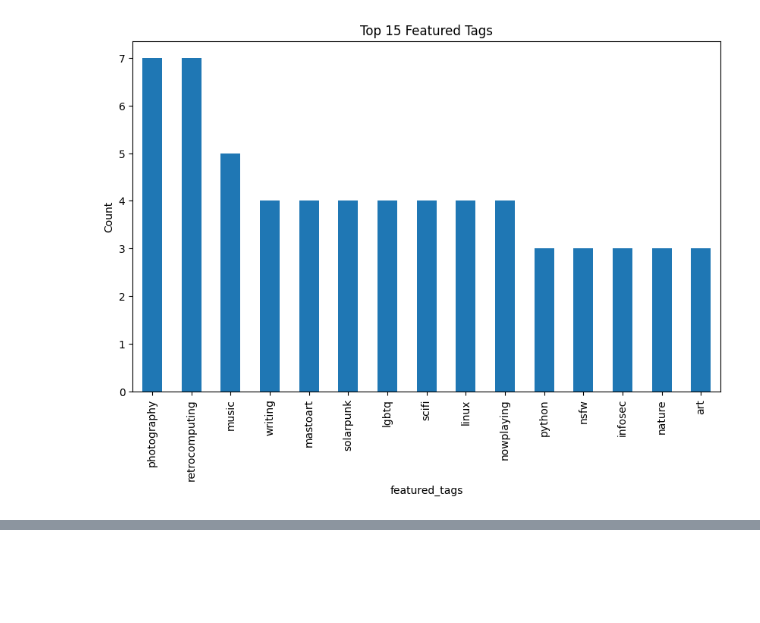
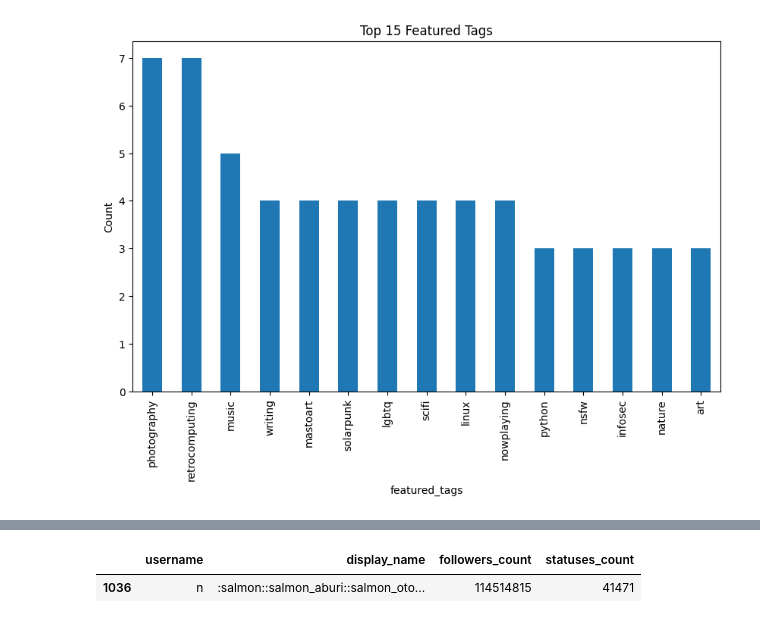
Before and after one commit to Lamees-F/Matsodon, a Jupyter notebook: Notebooks/user_analysis.ipynb, the cells around one changed output, grey strips where cells are left out. Saved outputs shown, nothing was run; the diff lists cells and outputs as text; code cells hidden in the pictures; blank space fills up the shorter version.

```diff
--- a/Notebooks/user_analysis.ipynb
+++ b/Notebooks/user_analysis.ipynb
@@ -372,3 +372,6 @@ fig.update_layout(template="plotly_white")
 fig.show()
 # %% [output]
 [interactive output not drawn]
+# %%
+# Keep only users with followers_count < 500,000,000
+clean_df = user_df[user_df['followers_count'] < 500_000_000].copy()
@@ -374,0 +416,12 @@ fig.show()
+# %%
+target_handle = "n"
+
+influencer = clean_df[clean_df['username'] == target_handle]
+
+if influencer.empty:
+    print("Influencer not found in dataset.")
+else:
+    display(influencer[["username","display_name","followers_count","statuses_count"]])
+# %% [output]
+|  | username | display_name | followers_count | statuses_count |
+| 1036 | n | :salmon::salmon_aburi::salmon_oto... | 114514815 | 41471 |
```
Also changed, not shown: parts of 4 cells of this notebook.
